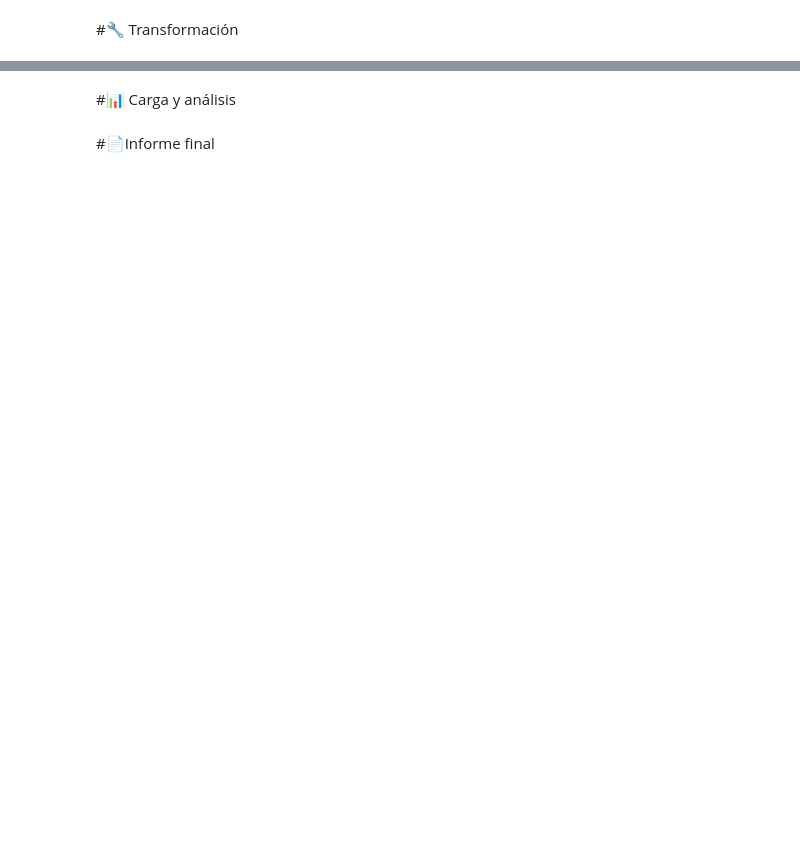
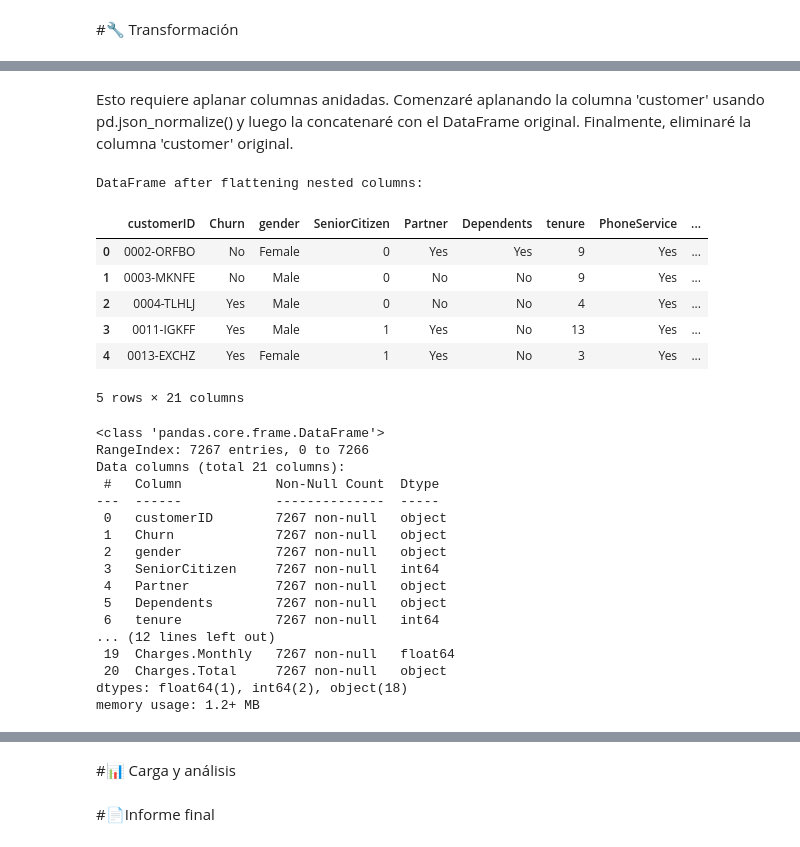
Before and after one commit to Scf300/TELECOMX_LATAM, a Jupyter notebook: TelecomX_LATAM.ipynb, the cells around one changed output, grey strips where cells are left out. Saved outputs shown, nothing was run; the diff lists cells and outputs as text; code cells hidden in the pictures; blank space fills up the shorter version.

```diff
--- a/TelecomX_LATAM.ipynb
+++ b/TelecomX_LATAM.ipynb
@@ -57,0 +80,42 @@ df.tail()
+# %% [markdown]
+Esto requiere aplanar columnas anidadas. Comenzaré aplanando la columna 'customer' usando pd.json_normalize() y luego la concatenaré con el DataFrame original. Finalmente, eliminaré la columna 'customer' original.
+# %%
+nested_columns = ['customer', 'phone', 'internet', 'account']
+
+for col in nested_columns:
+    # Normalize the nested column into a new DataFrame
+    df_normalized = pd.json_normalize(df[col])
+    # Concatenate the normalized DataFrame with the original df
+    df = pd.concat([df, df_normalized], axis=1)
+    # Drop the original nested column
+    df = df.drop(columns=[col])
+
+print("DataFrame after flattening nested columns:")
+display(df.head())
+df.info()
+# %% [output]
+DataFrame after flattening nested columns:
+|  | customerID | Churn | gender | SeniorCitizen | Partner | Dependents | tenure | PhoneService | ... |
+| 0 | 0002-ORFBO | No | Female | 0 | Yes | Yes | 9 | Yes | ... |
+| 1 | 0003-MKNFE | No | Male | 0 | No | No | 9 | Yes | ... |
+| 2 | 0004-TLHLJ | Yes | Male | 0 | No | No | 4 | Yes | ... |
+| 3 | 0011-IGKFF | Yes | Male | 1 | Yes | No | 13 | Yes | ... |
+| 4 | 0013-EXCHZ | Yes | Female | 1 | Yes | No | 3 | Yes | ... |
+5 rows × 21 columns
+<class 'pandas.core.frame.DataFrame'>
+RangeIndex: 7267 entries, 0 to 7266
+Data columns (total 21 columns):
+ #   Column            Non-Null Count  Dtype
+---  ------            --------------  -----
+ 0   customerID        7267 non-null   object
+ 1   Churn             7267 non-null   object
+ 2   gender            7267 non-null   object
+ 3   SeniorCitizen     7267 non-null   int64
+ 4   Partner           7267 non-null   object
+ 5   Dependents        7267 non-null   object
+ 6   tenure            7267 non-null   int64
+... (12 lines left out)
+ 19  Charges.Monthly   7267 non-null   float64
+ 20  Charges.Total     7267 non-null   object
+dtypes: float64(1), int64(2), object(18)
+memory usage: 1.2+ MB
```
Also changed, not shown: parts of 43 cells of this notebook.
